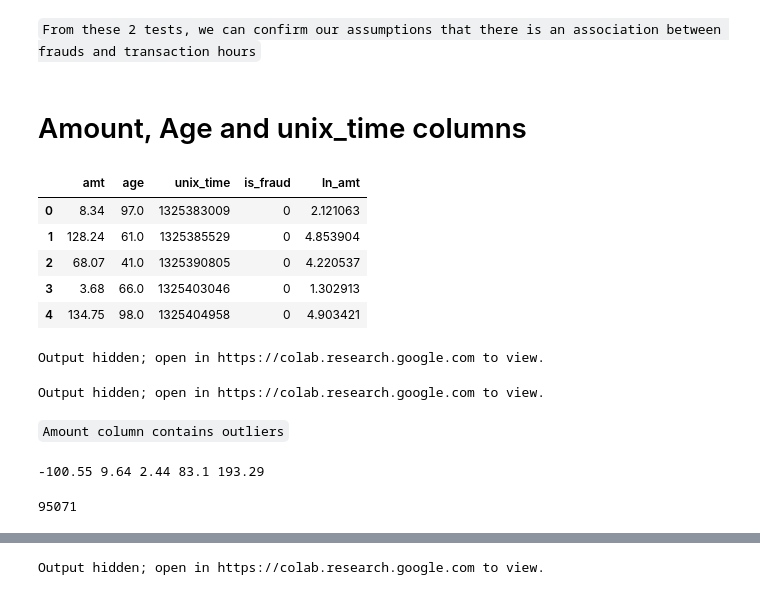
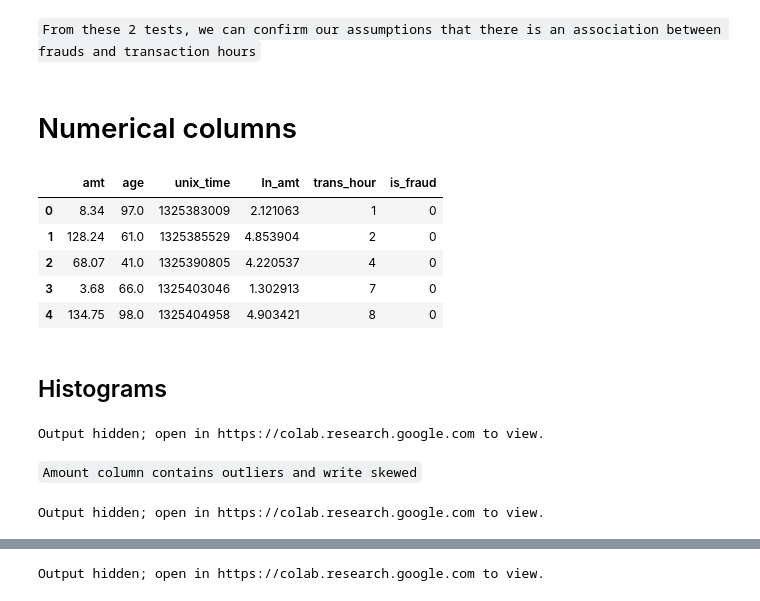
Before and after one commit to youcef-ely/credit_card_fraud_detetction, a Jupyter notebook: Notebooks/exploration.ipynb, the cells around one changed output, grey strips where cells are left out. Cells and saved outputs as stored; diff of their text form; code cells hidden in the pictures.

```diff
--- a/Notebooks/exploration.ipynb
+++ b/Notebooks/exploration.ipynb
@@ -78,6 +69,6 @@ only showing top 20 rows
 # %% [markdown]
 # Data Cleaning
 # %%
-irrelevant_columns =  ['_c0', 'first', 'last', 'cc_num', 'trans_num', 'street', 'zip', 'city']
-others = [column for column in all_data.columns if column not in irrelevant_columns]
-all_data = all_data.select(others)
+irrelevant_columns =  ['_c0', 'first', 'last', 'cc_num', 'trans_num', 'zip']
+all_data = all_data.drop(*irrelevant_columns)
+all_data.show()
@@ -103,2 +101,5 @@ null_columns
 # %%
 all_data = all_data.dropDuplicates()
+# %%
+all_data = all_data.withColumn('merchant', F.regexp_replace('merchant', 'fraud_', ''))
+all_data.show()
@@ -106,4 +125,5 @@ all_data = all_data.dropDuplicates()
 # General info about the data
 # %%
 all_data = all_data.withColumn('age', F.round(F.datediff(F.current_date(), F.col('dob')) / 365))
+all_data = all_data.drop('dob')
 # %%
@@ -156,3 +246,4 @@ chiSqResult.show()
 # Transaction date and time
 # %%
 all_data = all_data.withColumn('trans_hour', F.hour(F.to_timestamp(F.col('trans_date_trans_time'))))
+all_data = all_data.drop('trans_date_trans_time')
@@ -222,22 +318,28 @@ stats.wilcoxon(hours_fraud[hours_fraud['is_fraud'] == 1]['trans_hour'], hours_fr
 WilcoxonResult(statistic=18613858.0, pvalue=4.4273939504363136e-26)
 # %% [markdown]
 `From these 2 tests, we can confirm our assumptions that there is an association between frauds and transaction hours`
-# %% [markdown]
-# Amount, Age and unix_time columns
+# %% [markdown]
+# Numerical columns
 # %%
-numerical_data = all_data.select('amt', 'age', 'unix_time', 'is_fraud', F.log('amt')).withColumnRenamed('ln(amt)', 'ln_amt').toPandas()
+numerical_data = all_data.select('amt', 'age', 'unix_time', F.log('amt'), 'trans_hour', 'is_fraud') \
+                          .withColumnRenamed(existing = 'ln(amt)', new = 'ln_amt') \
+                          .toPandas()
 numerical_data.head()
 # %% [output]
-|  | amt | age | unix_time | is_fraud | ln_amt |
-| 0 | 8.34 | 97.0 | 1325383009 | 0 | 2.121063 |
-| 1 | 128.24 | 61.0 | 1325385529 | 0 | 4.853904 |
-| 2 | 68.07 | 41.0 | 1325390805 | 0 | 4.220537 |
-| 3 | 3.68 | 66.0 | 1325403046 | 0 | 1.302913 |
-| 4 | 134.75 | 98.0 | 1325404958 | 0 | 4.903421 |
+|  | amt | age | unix_time | ln_amt | trans_hour | is_fraud |
+| 0 | 8.34 | 97.0 | 1325383009 | 2.121063 | 1 | 0 |
+| 1 | 128.24 | 61.0 | 1325385529 | 4.853904 | 2 | 0 |
+| 2 | 68.07 | 41.0 | 1325390805 | 4.220537 | 4 | 0 |
+| 3 | 3.68 | 66.0 | 1325403046 | 1.302913 | 7 | 0 |
+| 4 | 134.75 | 98.0 | 1325404958 | 4.903421 | 8 | 0 |
+# %% [markdown]
+## Histograms
 # %%
 fig = histograms(numerical_data, x = ['age', 'amt'], shape = (1, 2))
 # %% [output]
 Output hidden; open in https://colab.research.google.com to view.
+# %% [markdown]
+`Amount column contains outliers and write skewed`
 # %%
 fig = histograms(numerical_data, x = ['unix_time'], shape = (1, 1))
 # %% [output]
@@ -249,14 +346,0 @@ fig.write_image('results/ln_amt.png')
-# %% [markdown]
-`Amount column contains outliers`
-# %%
-q25, q50, q75 = np.percentile(numerical_data['amt'], [25, 5, 75])
-iqr = q75 - q25
-_min, _max = q25 - 1.5 * iqr, q75 + 1.5 * iqr
-print(_min, q25, q50, q75, _max)
-# %% [output]
--100.55 9.64 2.44 83.1 193.29
-# %%
-# Number of rows considered as outilers
-len(numerical_data) - len(numerical_data[numerical_data['amt'] < _max]['amt'])
-# %% [output]
-95071
```
Also changed, not shown: parts of 54 cells of this notebook, 4 other files.
